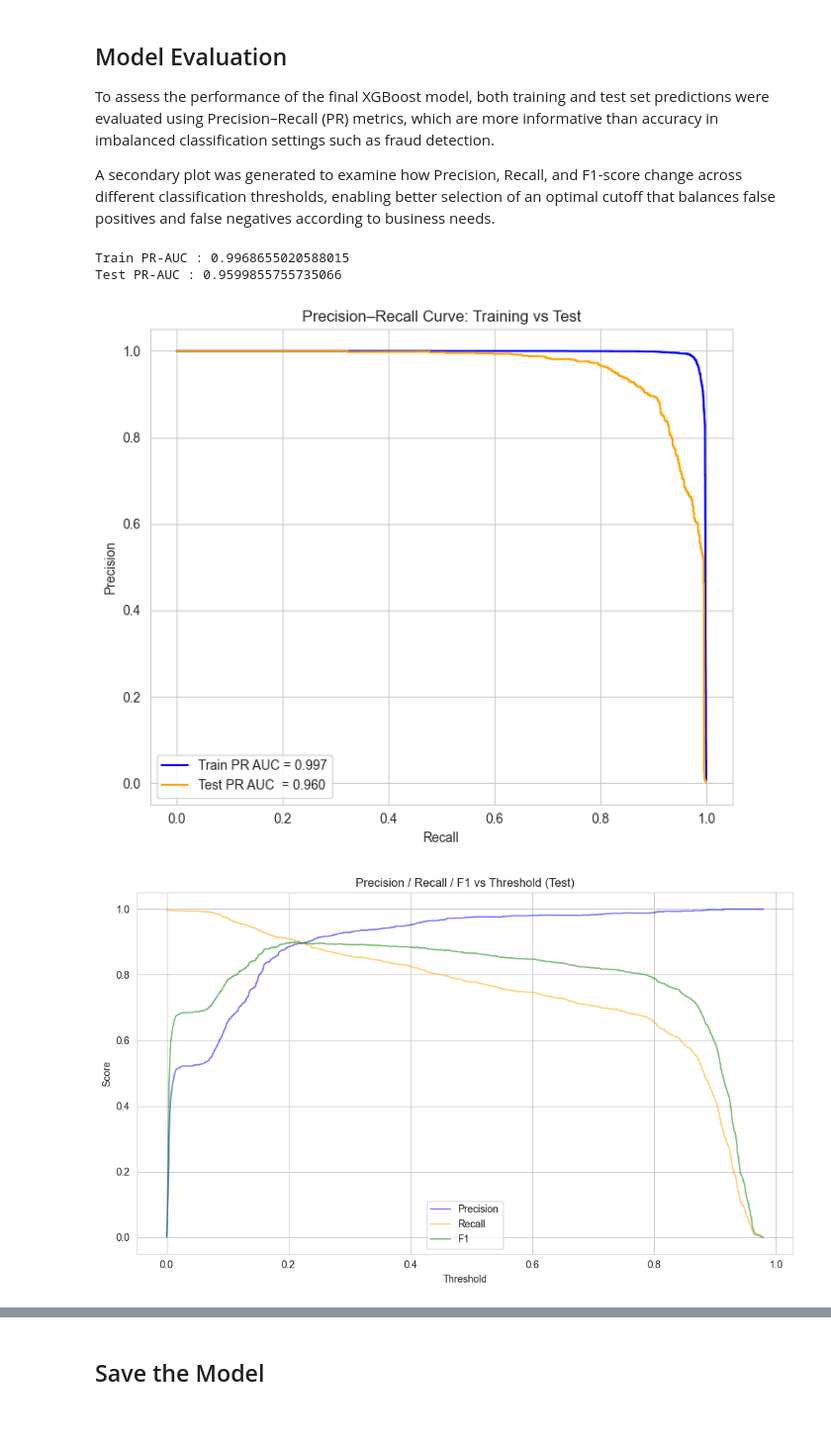
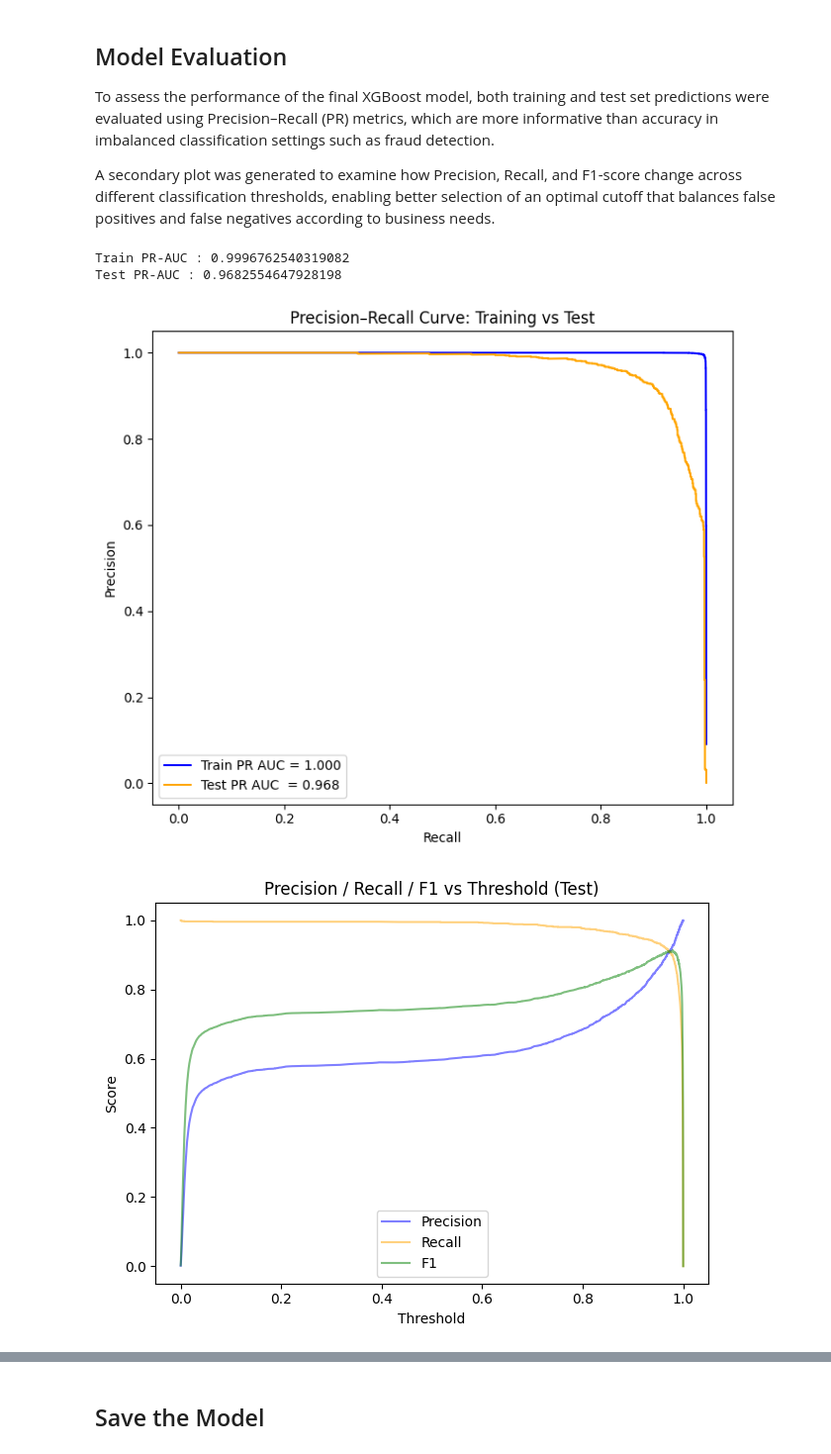
Before and after one commit to jl5045/DSA4263, a Jupyter notebook: notebooks/5_XGBoost.ipynb, the cells around one changed output, grey strips where cells are left out. Shown: that part at 99% size. Drawn from its saved outputs; the diff is of its cells as text; code cells hidden in the pictures; blank space fills up the shorter version.

```diff
--- a/notebooks/5_XGBoost.ipynb
+++ b/notebooks/5_XGBoost.ipynb
@@ -24,13 +22,9 @@ from sklearn.utils.class_weight import compute_sample_weight
 
 Full dataset consists 31 days of data, with about 3 days of data in val and test. We arbitrarily set block_size to 12 and window_size to 48.
 # %%
-df_train = pd.read_csv('../data/FEwithMerchants/FE_train_downsampled_1to5_with_merchants.csv')
+df_train = pd.read_csv('../data/FEwithMerchants/FE_train_downsampled_1to10_with_merchants.csv')
 df_val = pd.read_csv('../data/FEwithMerchants/FE_validation_with_merchants.csv')
 df_test = pd.read_csv('../data/FEwithMerchants/FE_test_with_merchants.csv')
-
-# df_train = pd.read_csv('../data/FEwithoutMerchants/FE_train_downsampled_1to5_with_merchants.csv')
-# df_val = pd.read_csv('../data/FEwithoutMerchants/FE_validation_without_merchants.csv')
-# df_test = pd.read_csv('../data/FEwithoutMerchants/FE_test_without_merchants.csv')
 # %%
 # to check
 df_train.columns
@@ -184,6 +174,7 @@ param_grid = {
 n_iter = 20
 param_list = list(ParameterSampler(param_grid, n_iter=n_iter, random_state=42))
 results = []
+best_xgb, best_params, best_score = None, None, -1
 
 for params in tqdm(param_list, desc="Random Search Hyperparameter Tuning"):
     print("Training model with params:", params)
@@ -210,6 +201,12 @@ for params in tqdm(param_list, desc="Random Search Hyperparameter Tuning"):
     })
     print(f"Validation PR-AUC: {pr_auc:.6f}")
 
+    # Save the best model during training
+    if pr_auc > best_score:
+        best_score = pr_auc
+        best_xgb = model
+        best_params = params
+
 df_results = pd.DataFrame(results).sort_values("pr_auc", ascending=False)
 print(df_results.head(5))
 # %% [output]
@@ -275,11 +239,0 @@ To maintain balanced learning despite class imbalance, sample weights were recal
-# %%
-# Final model using tuned parameters
-best_xgb = XGBClassifier(
-    **best_params,
-    random_state=42,
-    enable_categorical=True,
-    n_jobs=-1,
-    eval_metric="aucpr"
-)
-
-best_xgb.fit(Xtrain_full, ytrain_full)
@@ -347,47 +333,47 @@ To assess the performance of the final XGBoost model, both training and test set
 
 A secondary plot was generated to examine how Precision, Recall, and F1-score change across different classification thresholds, enabling better selection of an optimal cutoff that balances false positives and false negatives according to business needs.
 # %%
-ytrain_proba = best_xgb.predict_proba(Xtrain_full)[:, 1]
+ytrain_proba = best_xgb.predict_proba(Xtrain)[:, 1]
 ytest_proba = best_xgb.predict_proba(Xtest)[:, 1]
-print("Train PR-AUC :", average_precision_score(ytrain_full, ytrain_proba))
+print("Train PR-AUC :", average_precision_score(ytrain, ytrain_proba))
 print("Test PR-AUC :", average_precision_score(ytest, ytest_proba))
 
-ytrain_true = ytrain_full.astype(int)
+ytrain_true = ytrain.astype(int)
 ytest_true = ytest.astype(int)
 
 # --- Precision–Recall Curves ---
 prec_train, rec_train, thr_pr_train = precision_recall_curve(ytrain_true, ytrain_proba)
 prec_test,  rec_test,  thr_pr_test  = precision_recall_curve(ytest_true,  ytest_proba)
 ap_train = average_precision_score(ytrain_true, ytrain_proba)
 ap_test  = average_precision_score(ytest_true,  ytest_proba)
 
 plt.figure(figsize=(7,6))
 plt.plot(rec_train, prec_train, label=f"Train PR AUC = {ap_train:.3f}", color="blue")
 plt.plot(rec_test,  prec_test,  label=f"Test PR AUC  = {ap_test:.3f}", color="orange")
 plt.xlabel("Recall")
 plt.ylabel("Precision")
 plt.title("Precision–Recall Curve: Training vs Test")
 plt.legend(loc="lower left")
 plt.tight_layout()
 plt.show()
 
 # --- Precision / Recall / F1 vs Threshold ---
 thr_test  = np.r_[0.0, thr_pr_test]
 f1_test  = 2 * (prec_test  * rec_test)  / np.clip(prec_test  + rec_test,  1e-12, None)
 
 plt.plot(thr_test, prec_test, label="Precision", color="blue", alpha=0.5)
 plt.plot(thr_test, rec_test,  label="Recall", color="orange", alpha=0.5)
 plt.plot(thr_test, f1_test,   label="F1", color="green", alpha=0.5)
 
 plt.xlabel("Threshold")
 plt.ylabel("Score")
 plt.title("Precision / Recall / F1 vs Threshold (Test)")
 plt.legend()
 plt.tight_layout()
 plt.show()
 # %% [output]
-Train PR-AUC : 0.9968655020588015
-Test PR-AUC : 0.9599855755735066
+Train PR-AUC : 0.9996762540319082
+Test PR-AUC : 0.9682554647928198
-[figure, old version]
+[figure, new version]
-[figure, old version]
+[figure, new version]
 # %%
```
Also changed, not shown: parts of 18 cells of this notebook, 6 other files.
